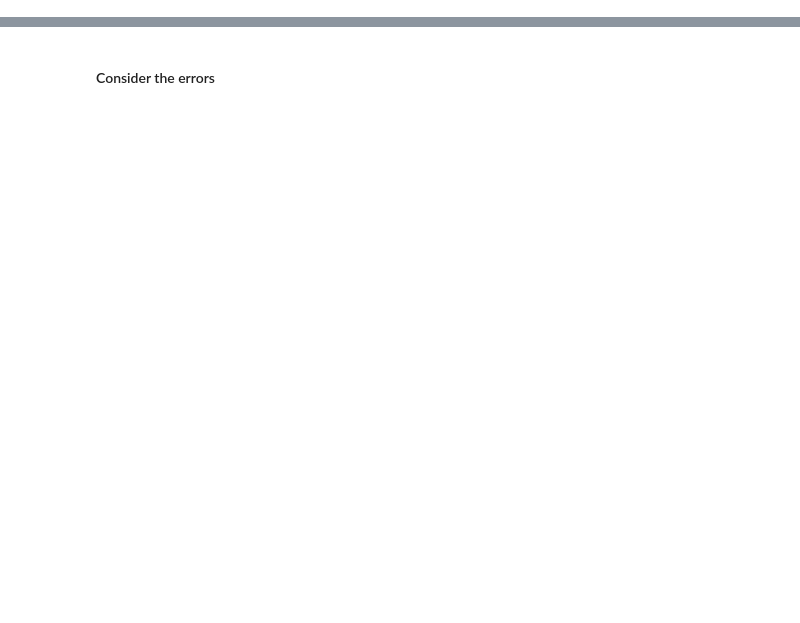
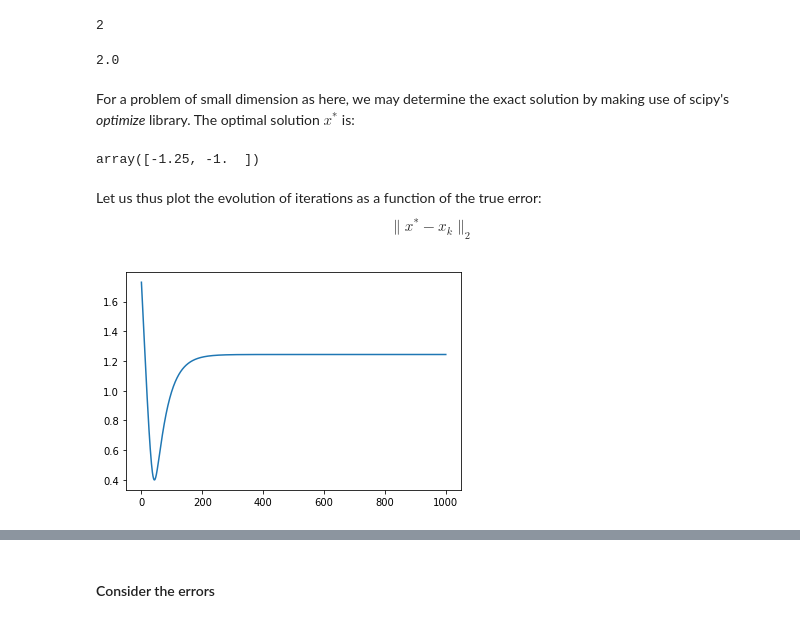
Before and after one commit to neytjieb1/optimisation_ml, a Jupyter notebook: Final/part4.ipynb, the cells around one changed output, grey strips where cells are left out. Drawn from its saved outputs; the diff is of its cells as text; code cells hidden in the pictures; blank space fills up the shorter version.

```diff
--- a/Final/part4.ipynb
+++ b/Final/part4.ipynb
@@ -70,0 +82,47 @@ Run an iteration of PGD for the $\ell_2$-ball:
+# %%
+R = 2
+maxiter = 1000
+dim
+# %% [output]
+2
+# %%
+def gradF(theta):
+    return ( A.dot(theta) + B )
+
+def F(x):
+    return x.dot(A).dot(x) + B.dot(x) + d
+
+def PGD(F, gradF, th0, step, niter, projectionfunction, R):
+    iters = [th0]
+    theta = th0
+    for k in range(niter):
+        g = gradF(th0)
+        theta = projectionfunction( theta - step*g, R )
+        iters.append(theta)
+    return np.array(iters)
+
+x0 = ot.extrpt(dim, R, 2)
+print(np.linalg.norm(x0))
+prule = lambda x, R: ot.project(2, x, R)
+thstar = PGD(F, gradF, x0, 0.01, maxiter, prule, R)
+# %% [output]
+2.0
+# %% [markdown]
+For a problem of small dimension as here, we may determine the exact solution by making use of scipy's _optimize_ library.
+The optimal solution $x^*$ is:
+# %%
+from scipy.optimize import minimize
+res = minimize(F, x0, method='nelder-mead', options={'xatol':1e-8})
+res.x
+# %% [output]
+array([-1.25, -1.  ])
+# %% [markdown]
+Let us thus plot the evolution of iterations as a function of the true error:
+$$\| x^* - x_k\|_2$$
+# %%
+import matplotlib.pyplot as plt
+
+errs = np.linalg.norm(thstar - res.x, ord=2, axis=1)
+plt.plot(errs);
+# %% [output]
+[figure, added]
```
Also changed, not shown: parts of 37 cells of this notebook, 36 other files.
